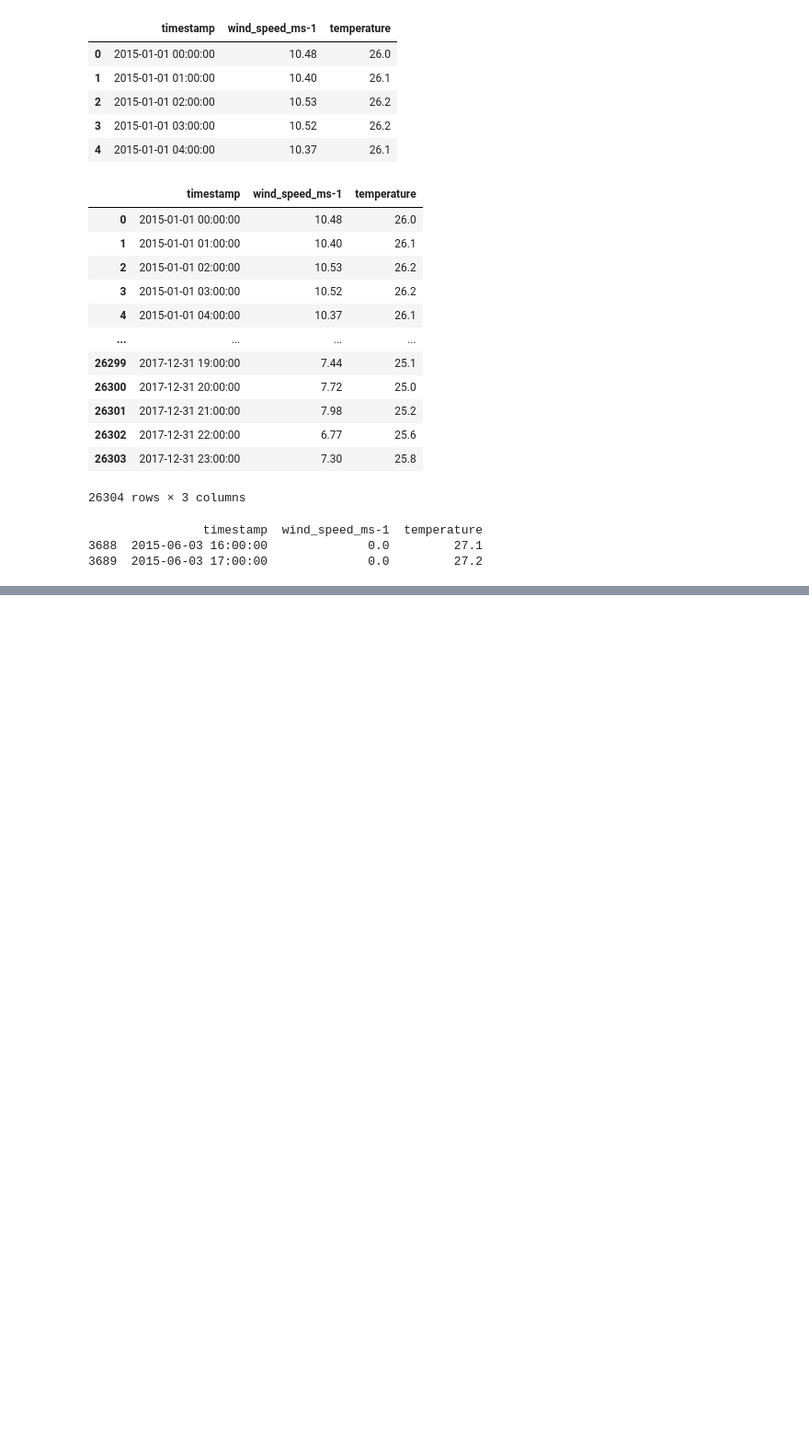
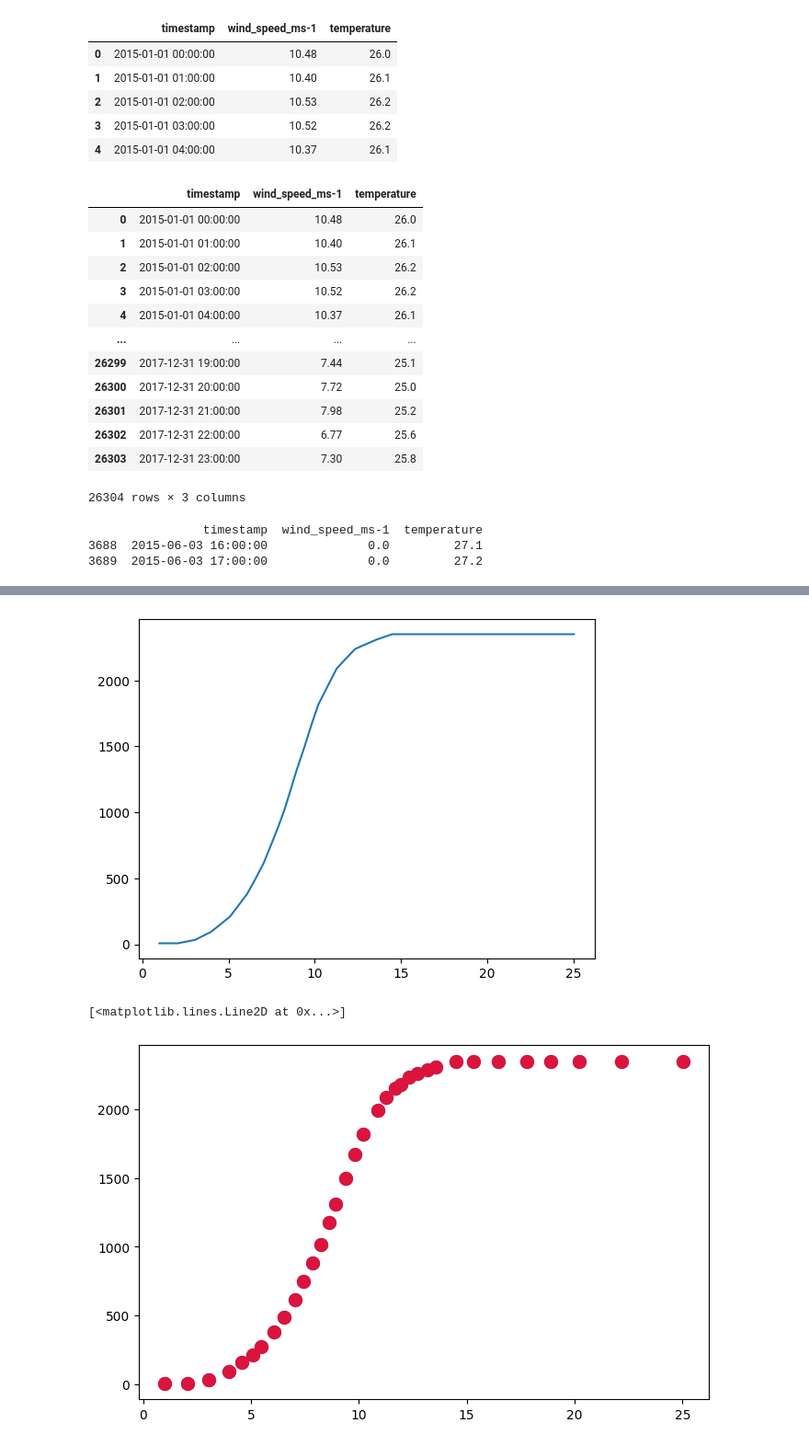
Before and after one commit to nandradem/project, a Jupyter notebook: Procesamiento de datos.ipynb, the cells around one changed output, grey strips where cells are left out. Shown at 92% size. Drawn from its saved outputs; the diff is of its cells as text; code cells hidden in the pictures; blank space fills up the shorter version.

```diff
--- a/Procesamiento de datos.ipynb
+++ b/Procesamiento de datos.ipynb
@@ -47,0 +67,27 @@ print(dfwind[chequeo].head(2))
+# %%
+
+df_potencia = pd.read_csv('wind/Potencia Vs velocidad viento (Corregido).csv')
+"""
+Como los valores se extrajeron de forma visual hay algunos que sobrepasan los máximos,
+por eso se aplica la siguiente funcion que cambia todos los valroes que son mayores al máximo por 2350
+"""
+df_potencia.loc[df_potencia['y'] > 2350,'y'] = 2350
+plt.figure()
+x_G2=df_potencia["x"].values
+y_G2=df_potencia["y"].values
+plt.plot(x_G2,y_G2)
+plt.show()
+
+itp_lineal = CubicSpline(x_G2, y_G2)
+y_inter = itp_lineal(x_G2)
+
+hor = 8
+ver = 5
+plt.figure(figsize=(hor, ver))
+
+plt.plot(x_G2, y_G2, linestyle='', marker='o', color='dodgerblue', ms=10, label='Original')
+plt.plot(x_G2, y_inter, linestyle='', marker='o', color='crimson', ms=10, label='Corregida')
+# %% [output]
+[figure, added]
+[<matplotlib.lines.Line2D at 0x...>]
+[figure, added]
```
Also changed, not shown: parts of 1 cell of this notebook, 2 other files.
